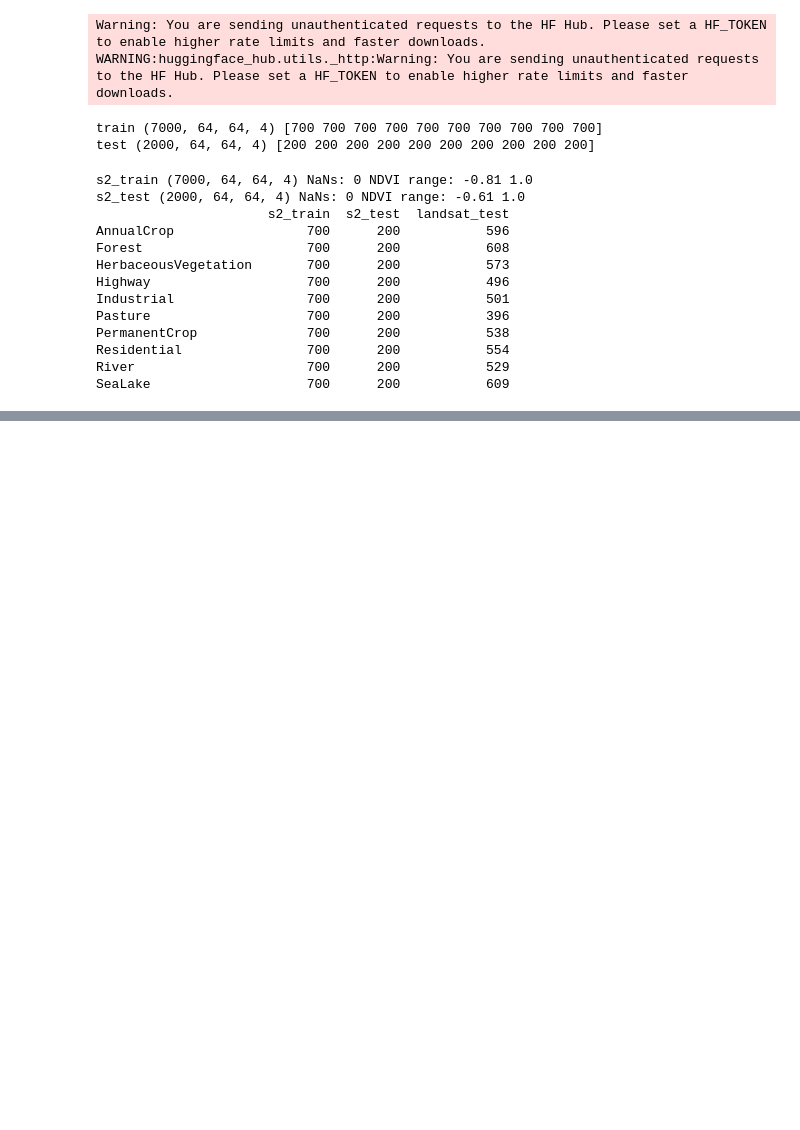
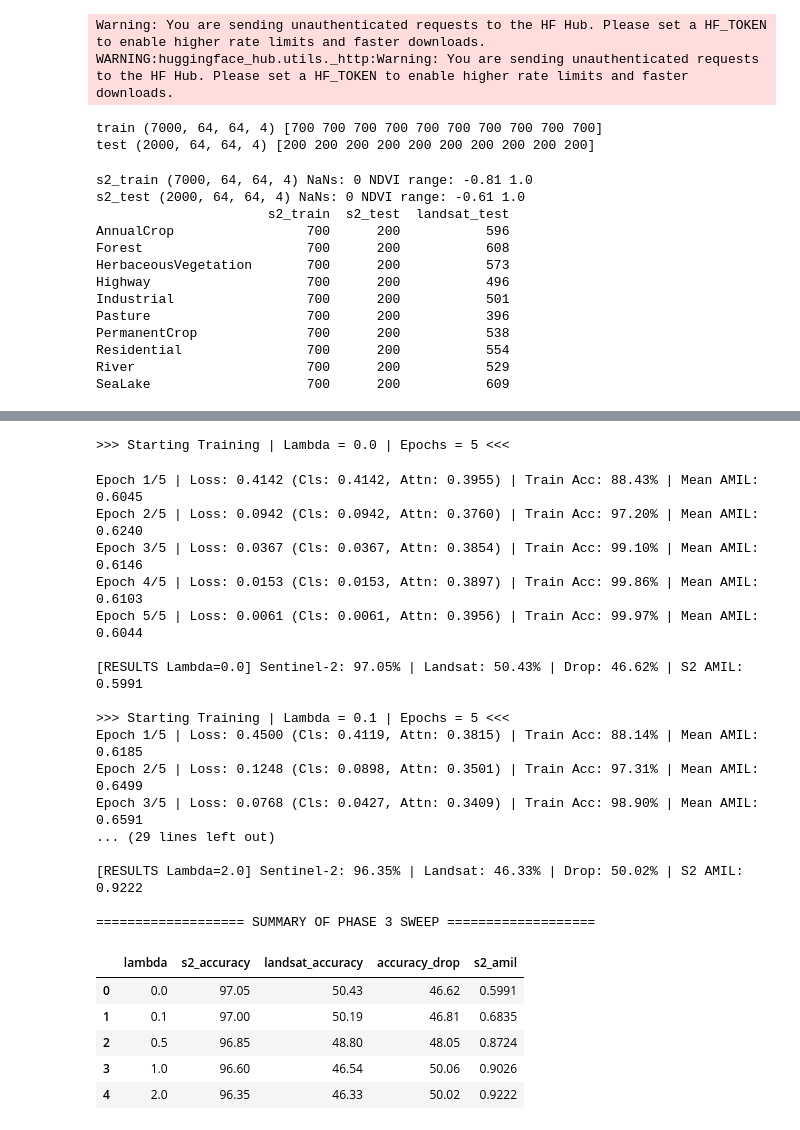
Before and after one commit to mahar3b/satelite-imagery-system-analysis, a Jupyter notebook: notebooks/satelite_system.ipynb, the cells around one changed output, grey strips where cells are left out. Saved outputs shown, nothing was run; the diff lists cells and outputs as text; code cells hidden in the pictures; blank space fills up the shorter version.

Commit message:
committed phase 3 with outputs of all lambdas

```diff
--- a/notebooks/satelite_system.ipynb
+++ b/notebooks/satelite_system.ipynb
@@ -813,30 +869,66 @@ print(f"Loaded Landsat EuroSAT-L target test set: {len(landsat_test_ds)} images.
 # %%
-# --- Phase 3 Cell 5: Execute Systematic Hyperparameter Sweep (RQ2 Evaluation) ---
+# ==============================================================================
+# PHASE 3 - CELL 5: Systematic Hyperparameter Sweep (Lambda in {0, 0.1, 0.5, 1.0, 2.0})
+# ==============================================================================
 LAMBDA_SWEEP = [0.0, 0.1, 0.5, 1.0, 2.0]
 sweep_results = []
 trained_models = {}
 
 for lam in LAMBDA_SWEEP:
-    model = train_regularized_vit(lambda_reg=lam, epochs=5, lr_head=1e-3, lr_backbone=5e-5)
-    trained_models[lam] = model
+  model = train_regularized_vit(
+      lambda_reg=lam, epochs=5, lr_head=1e-3, lr_backbone=5e-5
+  )
+  trained_models[lam] = model
 
-    s2_acc, s2_amil = evaluate_cross_sensor(model, test_s2_loader, is_s2=True)
-    landsat_acc, _ = evaluate_cross_sensor(model, landsat_test_loader, is_s2=False)
-    drop = s2_acc - landsat_acc
+  s2_acc, s2_amil = evaluate_cross_sensor(model, test_s2_loader, is_s2=True)
+  landsat_acc, _ = evaluate_cross_sensor(
+      model, landsat_test_loader, is_s2=False
+  )
+  drop = s2_acc - landsat_acc
 
-    print(f"\n[RESULTS Lambda={lam}] Sentinel-2: {s2_acc*100:.2f}% | Landsat: {landsat_acc*100:.2f}% | Drop: {drop*100:.2f}% | S2 AMIL: {s2_amil:.4f}")
+  print(
+      f"\n[RESULTS Lambda={lam}] Sentinel-2: {s2_acc*100:.2f}% | Landsat:"
+      f" {landsat_acc*100:.2f}% | Drop: {drop*100:.2f}% | S2 AMIL:"
+      f" {s2_amil:.4f}"
+  )
 
-    sweep_results.append({
-        "lambda": lam,
-        "s2_accuracy": round(s2_acc * 100, 2),
-        "landsat_accuracy": round(landsat_acc * 100, 2),
-        "accuracy_drop": round(drop * 100, 2),
-        "s2_amil": round(s2_amil, 4)
-    })
+  sweep_results.append({
+      "lambda": lam,
+      "s2_accuracy": round(s2_acc * 100, 2),
+      "landsat_accuracy": round(landsat_acc * 100, 2),
+      "accuracy_drop": round(drop * 100, 2),
+      "s2_amil": round(s2_amil, 4),
+  })
 
 df_results = pd.DataFrame(sweep_results)
 print("\n=================== SUMMARY OF PHASE 3 SWEEP ===================")
 display(df_results)
+
 os.makedirs(f"{SAVE}/phase3", exist_ok=True)
 df_results.to_csv(f"{SAVE}/phase3/phase3_sweep_results.csv", index=False)
+# %% [output]
+>>> Starting Training | Lambda = 0.0 | Epochs = 5 <<<
+Epoch 1/5 | Loss: 0.4142 (Cls: 0.4142, Attn: 0.3955) | Train Acc: 88.43% | Mean AMIL: 0.6045
+Epoch 2/5 | Loss: 0.0942 (Cls: 0.0942, Attn: 0.3760) | Train Acc: 97.20% | Mean AMIL: 0.6240
+Epoch 3/5 | Loss: 0.0367 (Cls: 0.0367, Attn: 0.3854) | Train Acc: 99.10% | Mean AMIL: 0.6146
+Epoch 4/5 | Loss: 0.0153 (Cls: 0.0153, Attn: 0.3897) | Train Acc: 99.86% | Mean AMIL: 0.6103
+Epoch 5/5 | Loss: 0.0061 (Cls: 0.0061, Attn: 0.3956) | Train Acc: 99.97% | Mean AMIL: 0.6044
+
+[RESULTS Lambda=0.0] Sentinel-2: 97.05% | Landsat: 50.43% | Drop: 46.62% | S2 AMIL: 0.5991
+
+>>> Starting Training | Lambda = 0.1 | Epochs = 5 <<<
+Epoch 1/5 | Loss: 0.4500 (Cls: 0.4119, Attn: 0.3815) | Train Acc: 88.14% | Mean AMIL: 0.6185
+Epoch 2/5 | Loss: 0.1248 (Cls: 0.0898, Attn: 0.3501) | Train Acc: 97.31% | Mean AMIL: 0.6499
+Epoch 3/5 | Loss: 0.0768 (Cls: 0.0427, Attn: 0.3409) | Train Acc: 98.90% | Mean AMIL: 0.6591
+... (29 lines left out)
+
+[RESULTS Lambda=2.0] Sentinel-2: 96.35% | Landsat: 46.33% | Drop: 50.02% | S2 AMIL: 0.9222
+
+=================== SUMMARY OF PHASE 3 SWEEP ===================
+|  | lambda | s2_accuracy | landsat_accuracy | accuracy_drop | s2_amil |
+| 0 | 0.0 | 97.05 | 50.43 | 46.62 | 0.5991 |
+| 1 | 0.1 | 97.00 | 50.19 | 46.81 | 0.6835 |
+| 2 | 0.5 | 96.85 | 48.80 | 48.05 | 0.8724 |
+| 3 | 1.0 | 96.60 | 46.54 | 50.06 | 0.9026 |
+| 4 | 2.0 | 96.35 | 46.33 | 50.02 | 0.9222 |
 # %%
```
Also changed, not shown: parts of 9 cells of this notebook.
